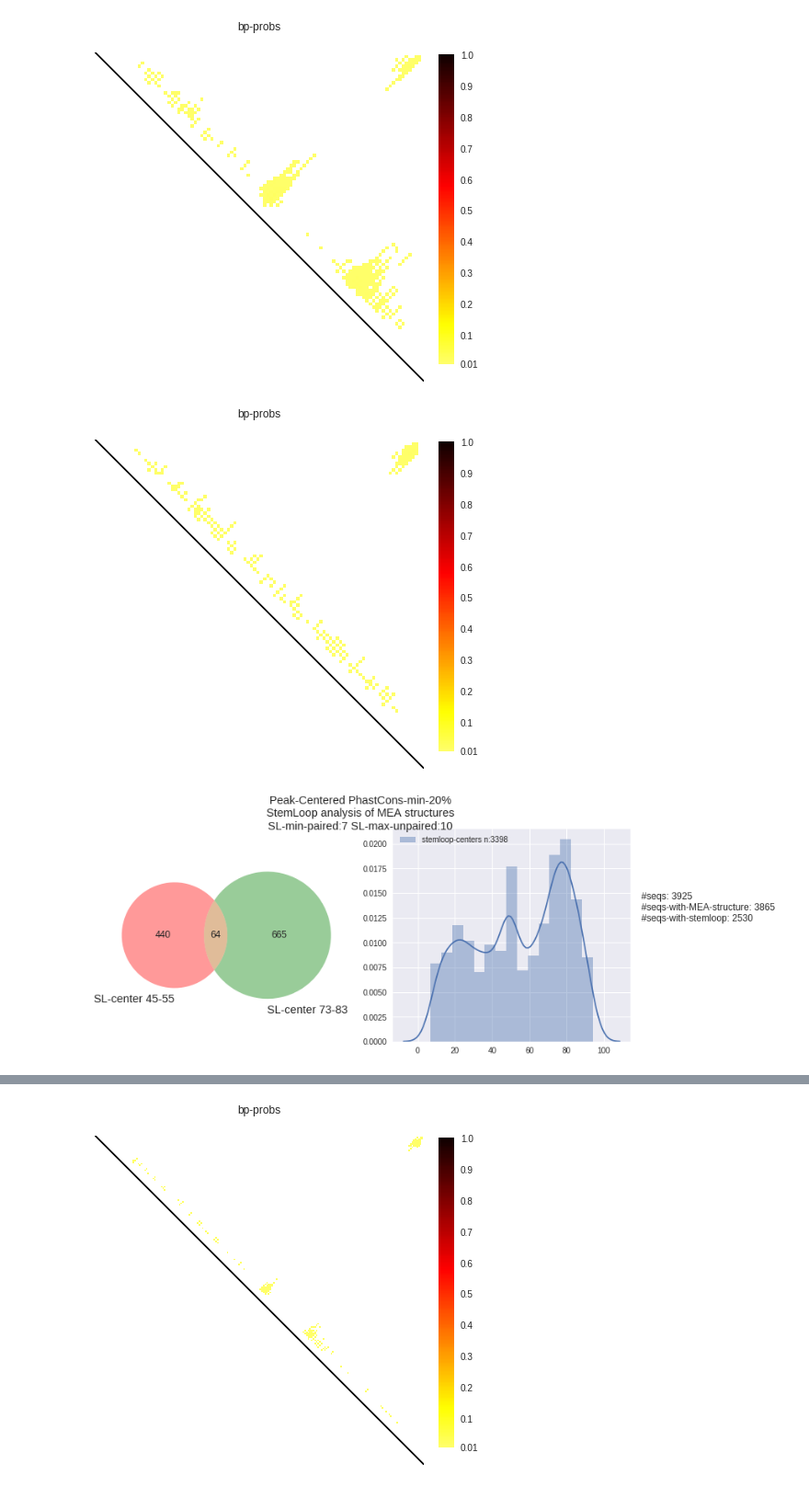
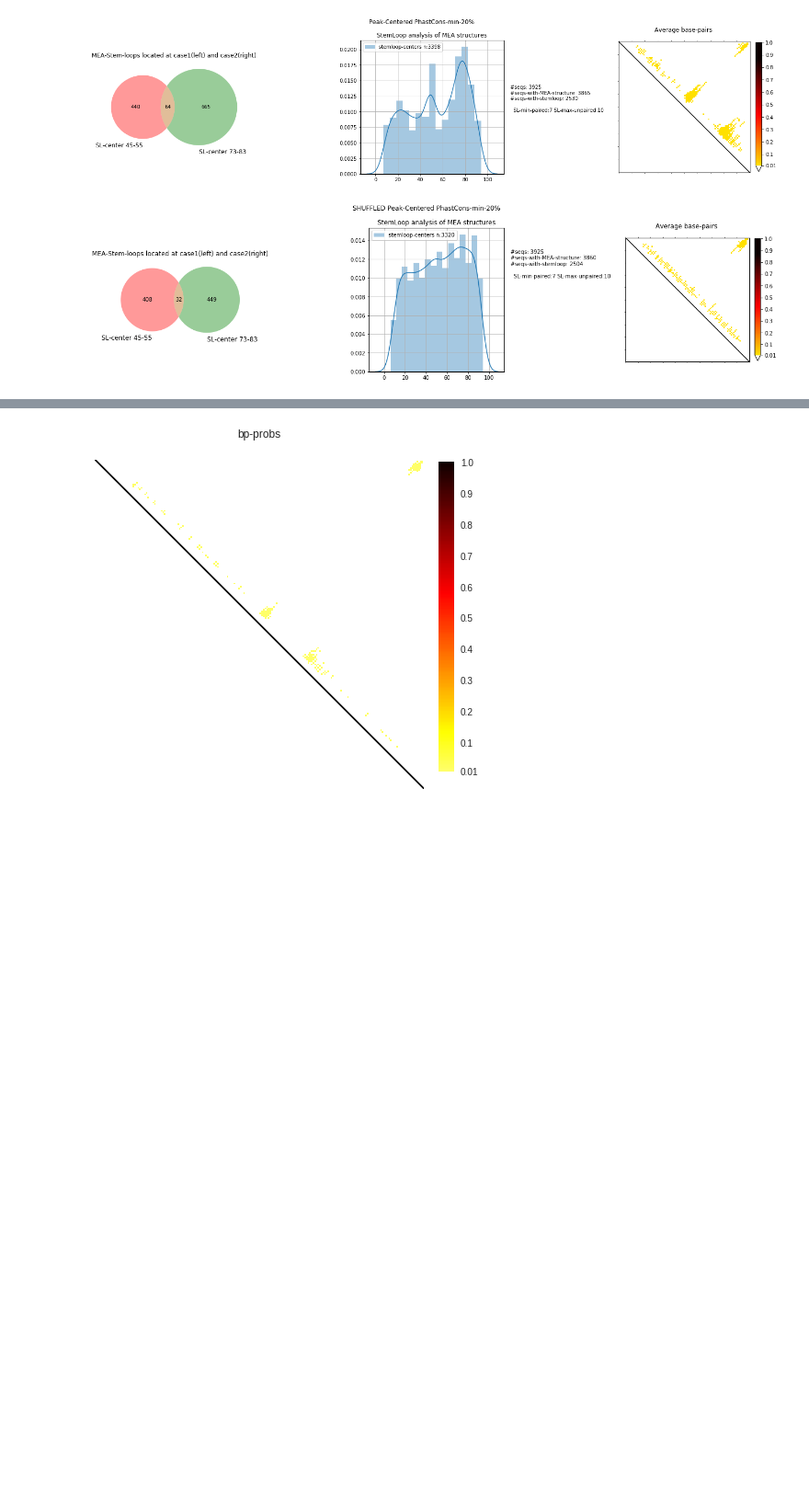
Before and after one commit to mmiladi/mmfold, a Jupyter notebook: local_dotplot/Average_dotplots.ipynb, the cells around one changed output, grey strips where cells are left out. Shown at 92% size. Saved outputs shown, nothing was run; the diff lists cells and outputs as text; code cells hidden in the pictures; blank space fills up the shorter version.

Commit message:
Clean figure

```diff
--- a/local_dotplot/Average_dotplots.ipynb
+++ b/local_dotplot/Average_dotplots.ipynb
@@ -197,26 +261,38 @@ annotate_stems(mydf_peakcentered)
 # %%
 
 def analyze_df(df, filename,title='',average=True, walk_stems=True, venn=True, filt=False,rangeA = (45,55), rangeB = (73,83)):
+
+    axes=None
     if average:
+        fig, axes= plt.subplots(ncols=3,figsize=(24,5))
+        fig.suptitle(title , y=1.0)
+        fig.subplots_adjust(wspace=.8)
+
+        figshuf, axesshuf= plt.subplots(ncols=3,figsize=(22,5))
+        figshuf.suptitle('SHUFFLED ' + title , y=1.0)
+        figshuf.subplots_adjust(wspace=.9)
+
         average_bpmat = np.average(df['bp-matrix'])
         average_bpmat_shuff = np.average(df['bp-matrix-shuffled'])
+
         fig_file = filename.replace('fasta','fa').replace('.fa','.shuffled.dp')
         fig_file_shuff = filename.replace('fasta','fa').replace('.fa','.dp')
-        plot_heat_maps(None, average_bpmat, filename=fig_file, what='basepairs',
-                   inverse=True, interactive=False, gene_loc=None)
-        plot_heat_maps(None, average_bpmat_shuff, filename=fig_file_shuff, what='basepairs',
-                   inverse=True, interactive=False, gene_loc=None)
+        #fig= plt.figure(figsize=(12,5))#subplots(ncols=2,figsize=(12,5))
+
+        my_heatmap(average_bpmat, fig,axes[2],
+                   inverse=True, interactive=False, gene_loc=None,title='Average base-pairs ')
+        my_heatmap( average_bpmat_shuff,figshuf,axesshuf[2],
+                   inverse=True, interactive=False, gene_loc=None, title='Average base-pairs ')
 
     if walk_stems:
         stems = [walk_basepairs_get_stems(s) for s in df['bp-matrix']]
-        plot_stems_loc(stems,venn=venn, filt=filt,title=title)
-        plt.show()
+        plot_stems_loc(stems,venn=venn, filt=filt,title=title,axes=axes[:],rangeA=rangeA, rangeB=rangeB)
+        #plt.show()
         stems_shuf = [walk_basepairs_get_stems(s) for s in df['bp-matrix-shuffled']]
-        plot_stems_loc(stems_shuf,venn=venn,rangeA = (45,55), rangeB = (73,83),filt=filt,title=title+' <shuffled>')
-        plt.show()
+        plot_stems_loc(stems_shuf,venn=venn,filt=filt,title= title + ' SHUFFLED',axes=axesshuf[:], rangeA=rangeA, rangeB=rangeB)
+        #plt.show()
 
 analyze_df(mydf_peakcentered,fa_peakcentered,title='Peak-Centered PhastCons-min-20%',average=True,walk_stems=True,filt=True)
 # %% [output]
-[figure, old version]
+[figure, new version]
-[figure, old version]
+[figure, new version]
-[figure, removed]
```
Also changed, not shown: parts of 7 cells of this notebook.
